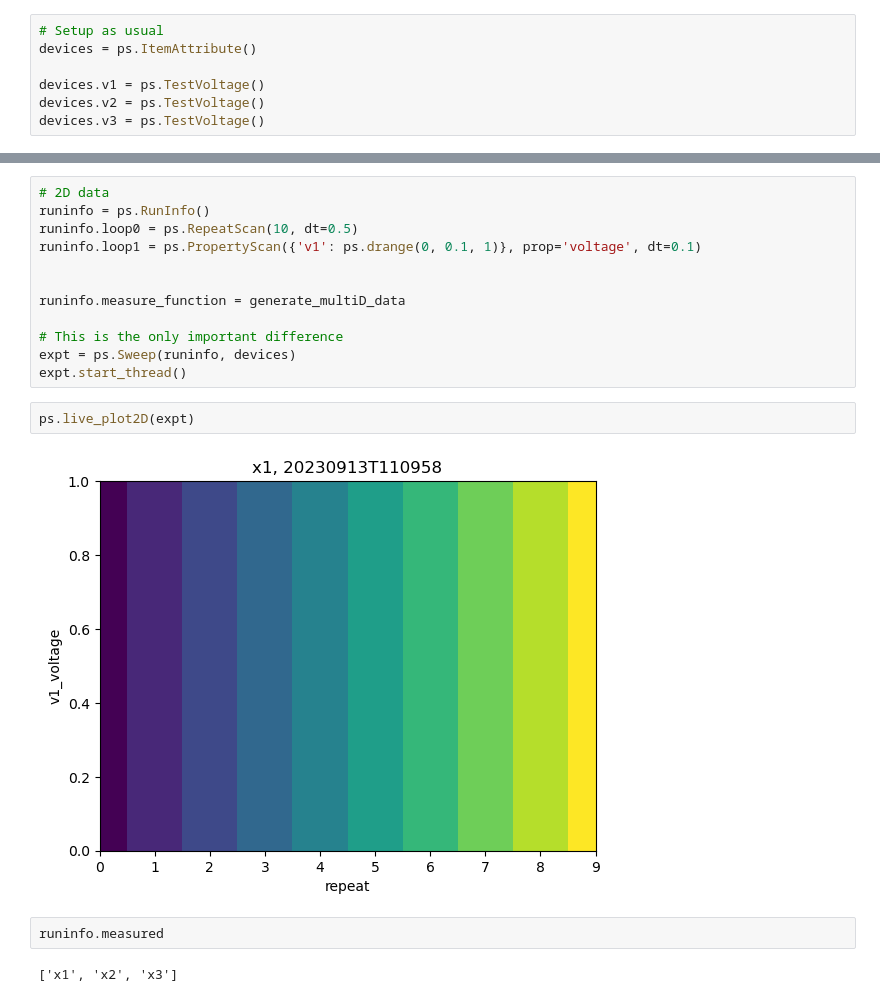
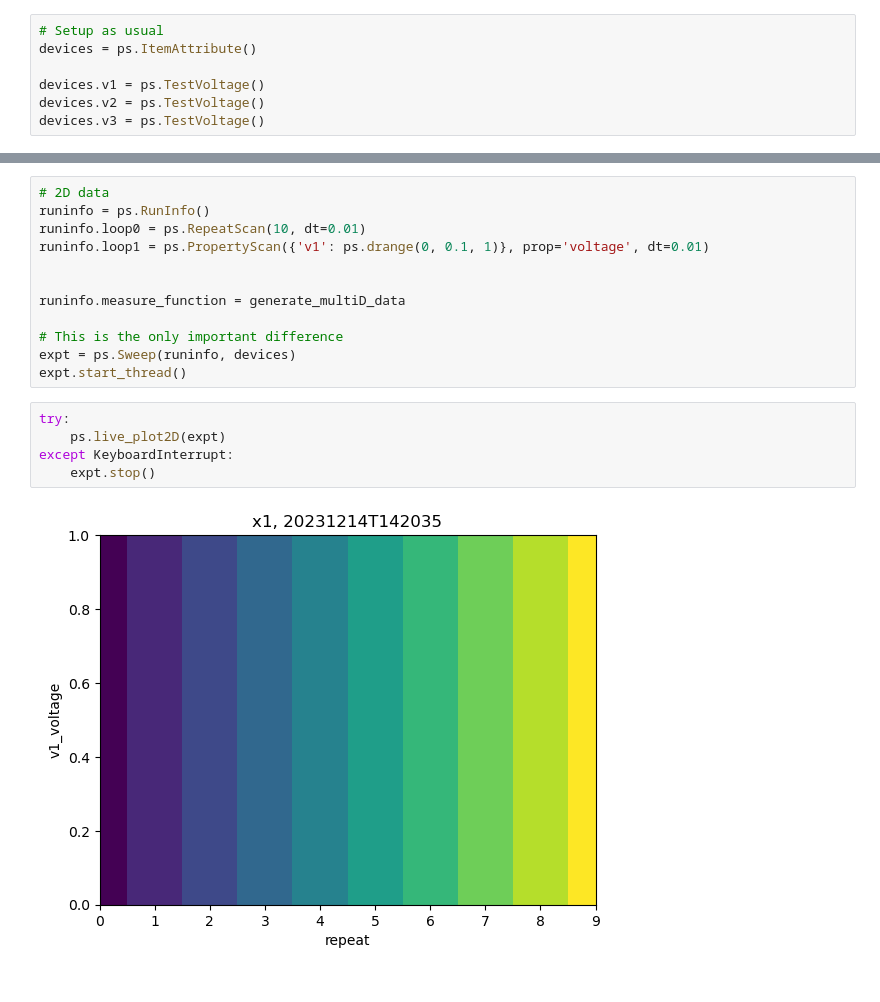
Before and after one commit to sandialabs/pyscan, a Jupyter notebook: demo_notebooks/03-example_repeat_scans.ipynb, the cells around one changed output, grey strips where cells are left out. Drawn from its saved outputs; the diff is of its cells as text.

```diff
--- a/demo_notebooks/03-example_repeat_scans.ipynb
+++ b/demo_notebooks/03-example_repeat_scans.ipynb
@@ -74,8 +74,8 @@ ps.live_plot2D(expt)
 # %%
 # 2D data
 runinfo = ps.RunInfo()
-runinfo.loop0 = ps.RepeatScan(10, dt=0.5)
-runinfo.loop1 = ps.PropertyScan({'v1': ps.drange(0, 0.1, 1)}, prop='voltage', dt=0.1)
+runinfo.loop0 = ps.RepeatScan(10, dt=0.01)
+runinfo.loop1 = ps.PropertyScan({'v1': ps.drange(0, 0.1, 1)}, prop='voltage', dt=0.01)
 
 
 runinfo.measure_function = generate_multiD_data
@@ -83,11 +83,10 @@ runinfo.measure_function = generate_multiD_data
 # This is the only important difference
 expt = ps.Sweep(runinfo, devices)
 expt.start_thread()
-# %%
-ps.live_plot2D(expt)
-# %% [output]
-[figure, removed]
-# %%
-runinfo.measured
-# %% [output]
-['x1', 'x2', 'x3']
+# %%
+try:
+    ps.live_plot2D(expt)
+except KeyboardInterrupt:
+    expt.stop()
+# %% [output]
+[figure, added]
```
Also changed, not shown: parts of 5 cells of this notebook, 4 other files.
